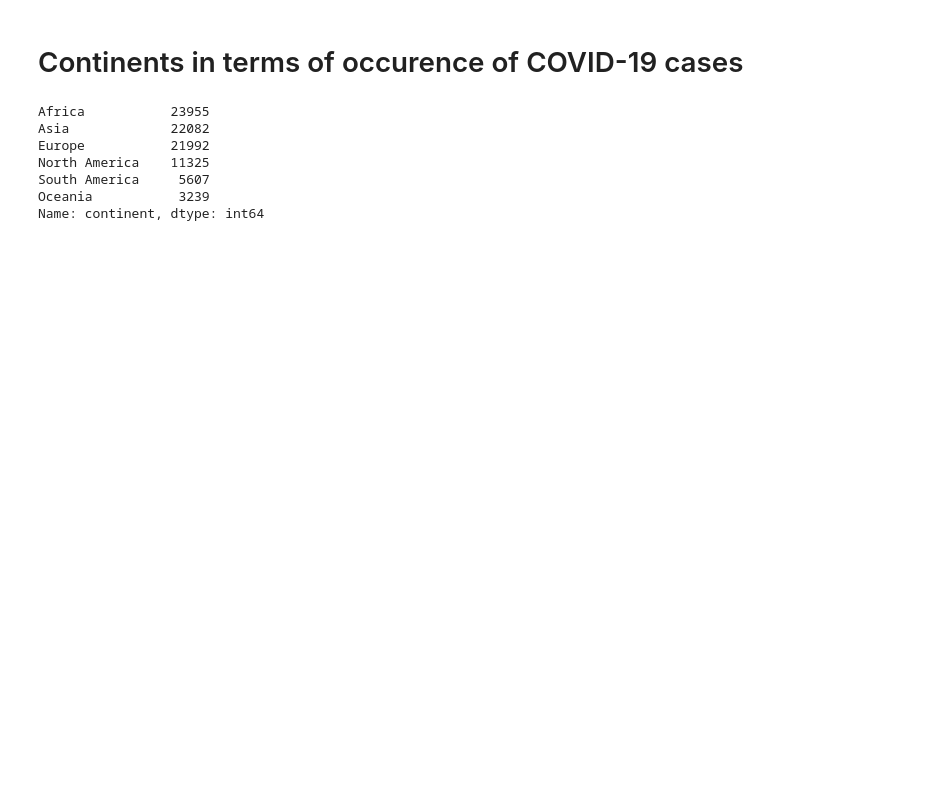
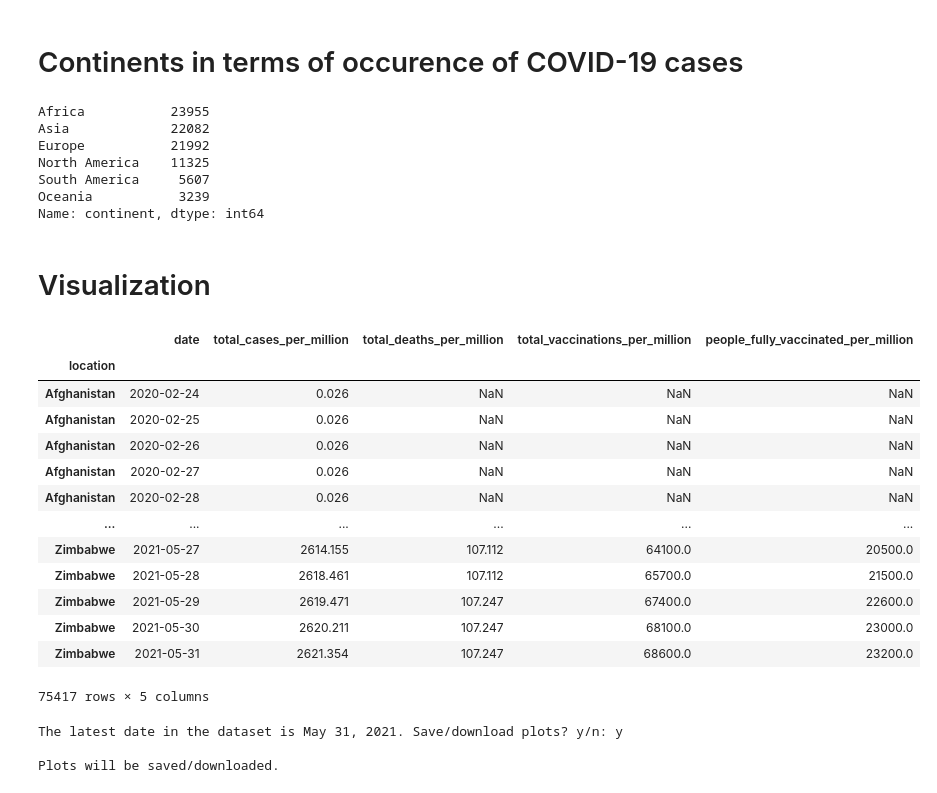
Before and after one commit to tiwari1302/TSF-GRIP, a Jupyter notebook: Task 8_Timeline Analysis COVID-19.ipynb, the cells around one changed output. Saved outputs shown, nothing was run; the diff lists cells and outputs as text; code cells hidden in the pictures; blank space fills up the shorter version.

Commit message:
preprocessed and visualised (daily per capita and cumulative basis)

```diff
--- a/Task 8_Timeline Analysis COVID-19.ipynb
+++ b/Task 8_Timeline Analysis COVID-19.ipynb
@@ -116,3 +179,47 @@ North America    11325
 South America     5607
 Oceania           3239
 Name: continent, dtype: int64
+# %% [markdown]
+# Visualization
+# %%
+# CREATING DATASETS TO BE USED
+perCapita_daily_columns = ["date","new_cases_smoothed_per_million", "new_deaths_smoothed_per_million",
+                           "new_vaccinations_smoothed_per_million"]
+
+perCapita_cumulative_columns = ["date", "total_cases_per_million", "total_deaths_per_million",
+                                "total_vaccinations_per_million", "people_fully_vaccinated_per_million"]
+
+# CREATING NEW DATAFRAMES
+perCapita_daily_df = preProcessed_df[perCapita_daily_columns]
+perCapita_cumulative_df = preProcessed_df[perCapita_cumulative_columns]
+# %%
+perCapita_cumulative_df
+# %% [output]
+|  | date | total_cases_per_million | total_deaths_per_million | total_vaccinations_per_million | people_fully_vaccinated_per_million |
+| location |  |  |  |  |  |
+| Afghanistan | 2020-02-24 | 0.026 | NaN | NaN | NaN |
+| Afghanistan | 2020-02-25 | 0.026 | NaN | NaN | NaN |
+| Afghanistan | 2020-02-26 | 0.026 | NaN | NaN | NaN |
+| Afghanistan | 2020-02-27 | 0.026 | NaN | NaN | NaN |
+| Afghanistan | 2020-02-28 | 0.026 | NaN | NaN | NaN |
+| ... | ... | ... | ... | ... | ... |
+| Zimbabwe | 2021-05-27 | 2614.155 | 107.112 | 64100.0 | 20500.0 |
+| Zimbabwe | 2021-05-28 | 2618.461 | 107.112 | 65700.0 | 21500.0 |
+| Zimbabwe | 2021-05-29 | 2619.471 | 107.247 | 67400.0 | 22600.0 |
+| Zimbabwe | 2021-05-30 | 2620.211 | 107.247 | 68100.0 | 23000.0 |
+| Zimbabwe | 2021-05-31 | 2621.354 | 107.247 | 68600.0 | 23200.0 |
+75417 rows × 5 columns
+# %%
+# ASKING USER WHETHER TO SAVE THE PLOT ON THE DISK OR NOT
+
+if (input("The latest date in the dataset is %s. Save/download plots? y/n: "
+          % raw_df_latest_date).lower()[0] == 'y'):
+  save_files = True
+  print("\nPlots will be saved/downloaded.")
+else:
+  save_files = False
+  print("Plots will not be saved/downloaded.")
+# %% [output]
+The latest date in the dataset is May 31, 2021. Save/download plots? y/n: y
+
+Plots will be saved/downloaded.
```
Also changed, not shown: parts of 17 cells of this notebook, 2 other files.
